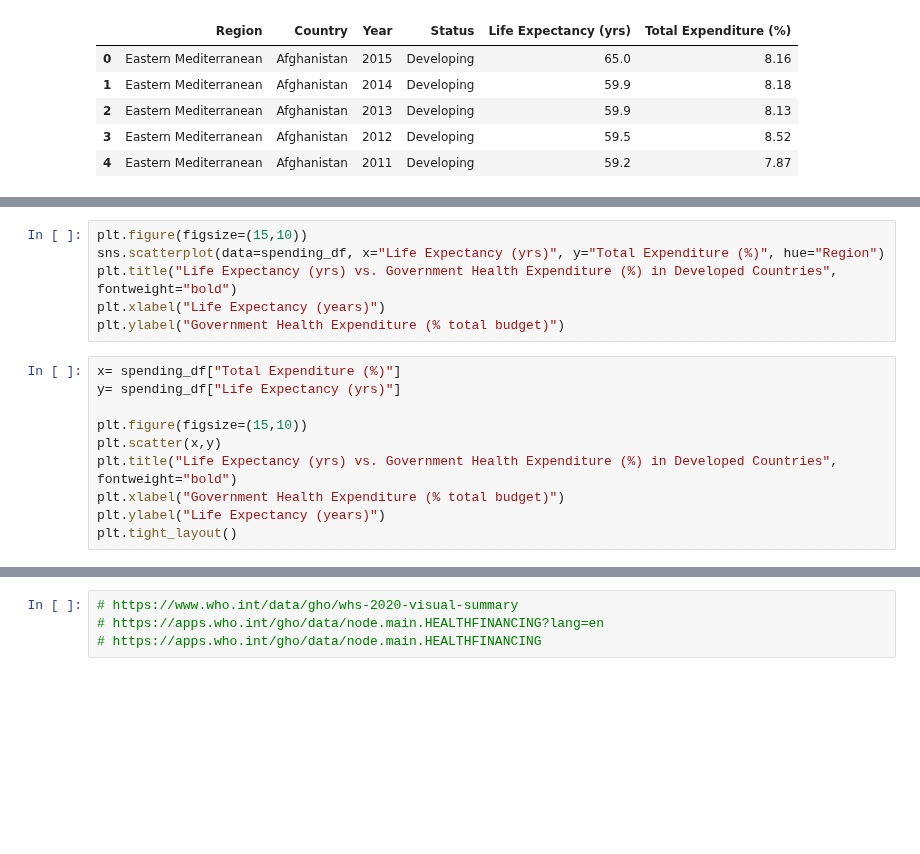
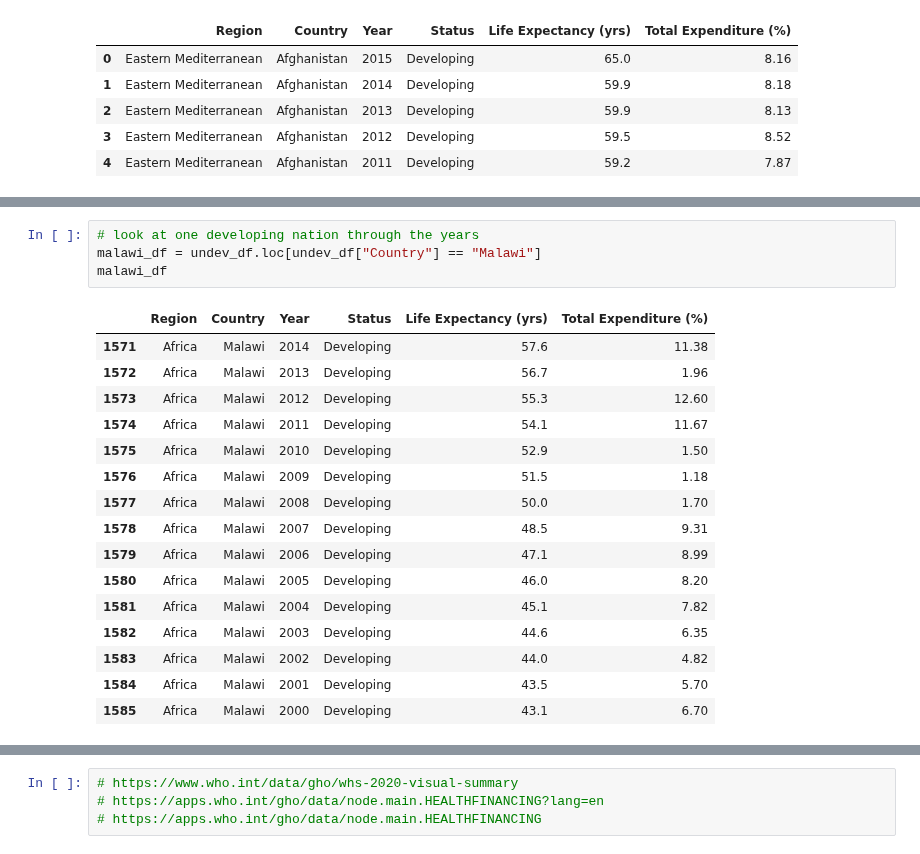
Before and after one commit to jaryan77/TeamTitans_Project_1, a Jupyter notebook: Catie_Starter.ipynb, the cells around one changed output, grey strips where cells are left out. Drawn from its saved outputs; the diff is of its cells as text; blank space fills up the shorter version.

```diff
--- a/Catie_Starter.ipynb
+++ b/Catie_Starter.ipynb
@@ -227,16 +223,21 @@ Text(0, 0.5, 'Life Expectancy (years)')
-# %%
-plt.figure(figsize=(15,10))
-sns.scatterplot(data=spending_df, x="Life Expectancy (yrs)", y="Total Expenditure (%)", hue="Region")
-plt.title("Life Expectancy (yrs) vs. Government Health Expenditure (%) in Developed Countries", fontweight="bold")
-plt.xlabel("Life Expectancy (years)")
-plt.ylabel("Government Health Expenditure (% total budget)")
-# %%
-x= spending_df["Total Expenditure (%)"]
-y= spending_df["Life Expectancy (yrs)"]
-
-plt.figure(figsize=(15,10))
-plt.scatter(x,y)
-plt.title("Life Expectancy (yrs) vs. Government Health Expenditure (%) in Developed Countries", fontweight="bold")
-plt.xlabel("Government Health Expenditure (% total budget)")
-plt.ylabel("Life Expectancy (years)")
-plt.tight_layout()
+# %%
+# look at one developing nation through the years
+malawi_df = undev_df.loc[undev_df["Country"] == "Malawi"]
+malawi_df
+# %% [output]
+|  | Region | Country | Year | Status | Life Expectancy (yrs) | Total Expenditure (%) |
+| 1571 | Africa | Malawi | 2014 | Developing | 57.6 | 11.38 |
+| 1572 | Africa | Malawi | 2013 | Developing | 56.7 | 1.96 |
+| 1573 | Africa | Malawi | 2012 | Developing | 55.3 | 12.60 |
+| 1574 | Africa | Malawi | 2011 | Developing | 54.1 | 11.67 |
+| 1575 | Africa | Malawi | 2010 | Developing | 52.9 | 1.50 |
+| 1576 | Africa | Malawi | 2009 | Developing | 51.5 | 1.18 |
+| 1577 | Africa | Malawi | 2008 | Developing | 50.0 | 1.70 |
+| 1578 | Africa | Malawi | 2007 | Developing | 48.5 | 9.31 |
+| 1579 | Africa | Malawi | 2006 | Developing | 47.1 | 8.99 |
+| 1580 | Africa | Malawi | 2005 | Developing | 46.0 | 8.20 |
+| 1581 | Africa | Malawi | 2004 | Developing | 45.1 | 7.82 |
+| 1582 | Africa | Malawi | 2003 | Developing | 44.6 | 6.35 |
+| 1583 | Africa | Malawi | 2002 | Developing | 44.0 | 4.82 |
+| 1584 | Africa | Malawi | 2001 | Developing | 43.5 | 5.70 |
+| 1585 | Africa | Malawi | 2000 | Developing | 43.1 | 6.70 |
```
Also changed, not shown: parts of 10 cells of this notebook, 7 other files.
